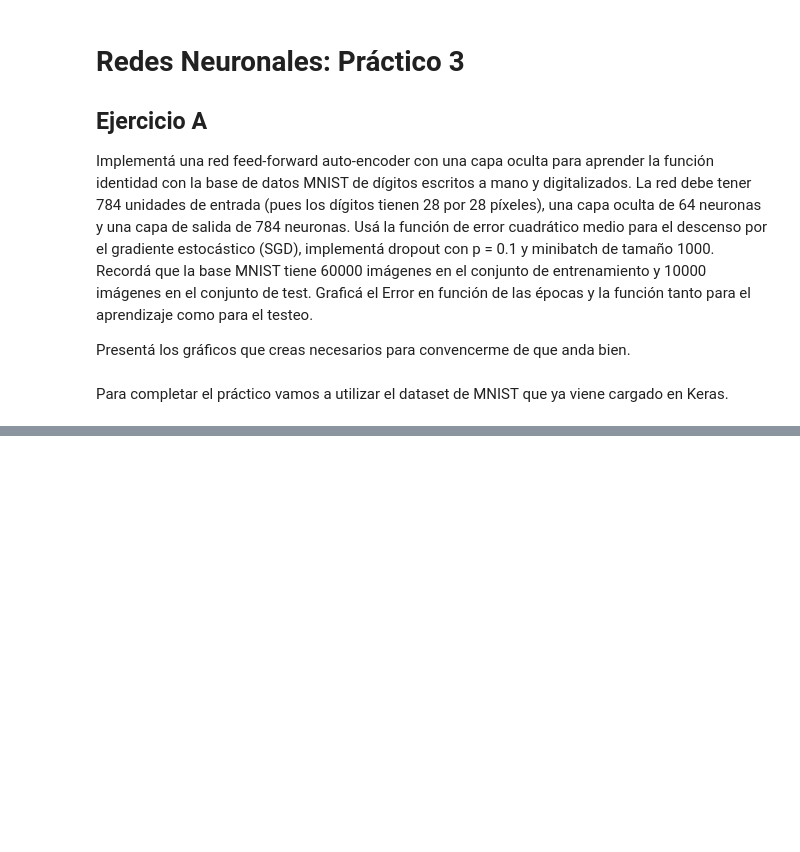
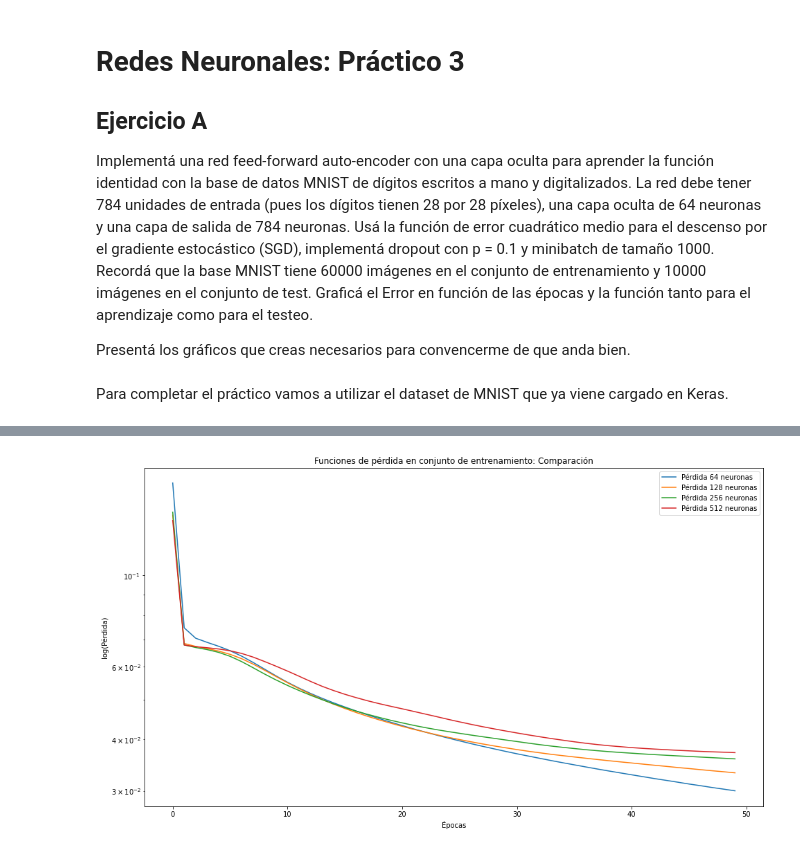
Before and after one commit to lbiedma/redesneuronales, a Jupyter notebook: practico_3.ipynb, the cells around one changed output, grey strips where cells are left out. Cells and saved outputs as stored; diff of their text form; code cells hidden in the pictures; blank space fills up the shorter version.

```diff
--- a/practico_3.ipynb
+++ b/practico_3.ipynb
@@ -125,0 +142,16 @@ _________________________________________________________________
+# %%
+plt.figure(figsize=(16,9))
+for dim in [64, 128, 256, 512]:
+    autoenc = Autoencoder(dim)
+    autoenc.prepare_data()
+    autoenc.train_model(epochs=50, validate=False)
+
+    plt.semilogy(autoenc.history.history["loss"], label=f"Pérdida {dim} neuronas")
+
+plt.title("Funciones de pérdida en conjunto de entrenamiento: Comparación")
+plt.xlabel("Épocas")
+plt.ylabel("log(Pérdida)")
+plt.legend()
+plt.savefig("train_loss.png")
+# %% [output]
+[figure, added]
```
Also changed, not shown: parts of 9 cells of this notebook, 1 other file.
